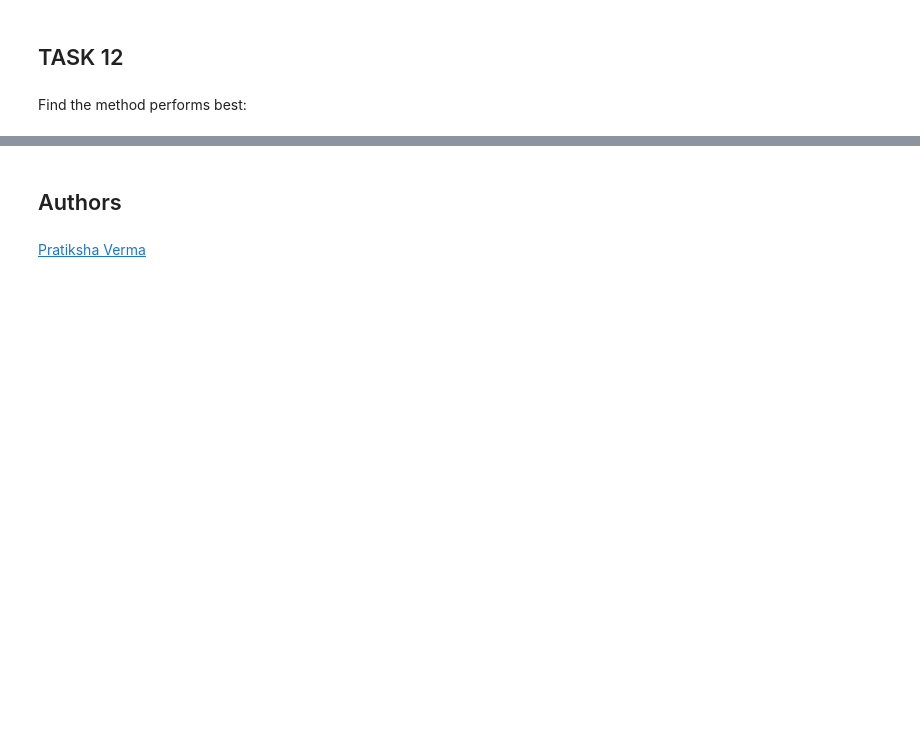
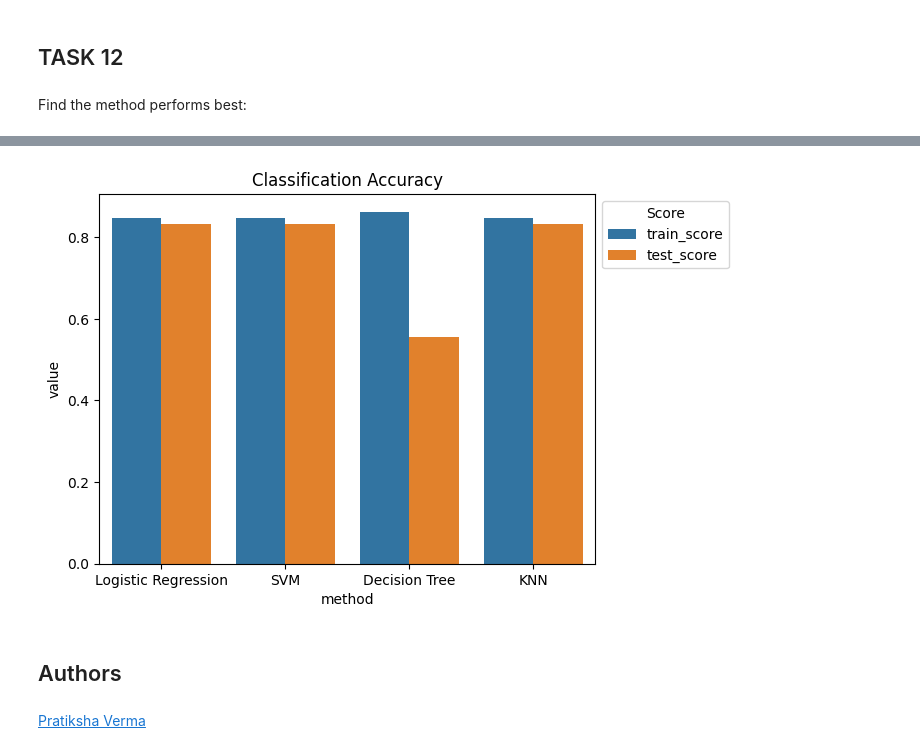
Before and after one commit to satayobagus/IBM-Data-Science-Capstone, a Jupyter notebook: 8_SpaceX_Machine_Learning_Prediction.jupyterlite.ipynb, the cells around one changed output, grey strips where cells are left out. Drawn from its saved outputs; the diff is of its cells as text; code cells hidden in the pictures; blank space fills up the shorter version.

```diff
--- a/8_SpaceX_Machine_Learning_Prediction.jupyterlite.ipynb
+++ b/8_SpaceX_Machine_Learning_Prediction.jupyterlite.ipynb
@@ -324,4 +306,14 @@ test_table
 | 3 | KNN | 0.848214 | 0.833333 |
+# %%
+test_data_melted = pd.melt(test_table, id_vars=test_table.columns[0],\
+                           var_name="score", value_name="value")
+
+sns.barplot(y="value",x="method",hue="score",data=test_data_melted)
+plt.title("Classification Accuracy")
+plt.legend(title="Score",bbox_to_anchor=(1,1))
+plt.show()
+# %% [output]
+[figure, added]
 # %% [markdown]
 ## Authors
 # %% [markdown]
```
Also changed, not shown: parts of 6 cells of this notebook.
